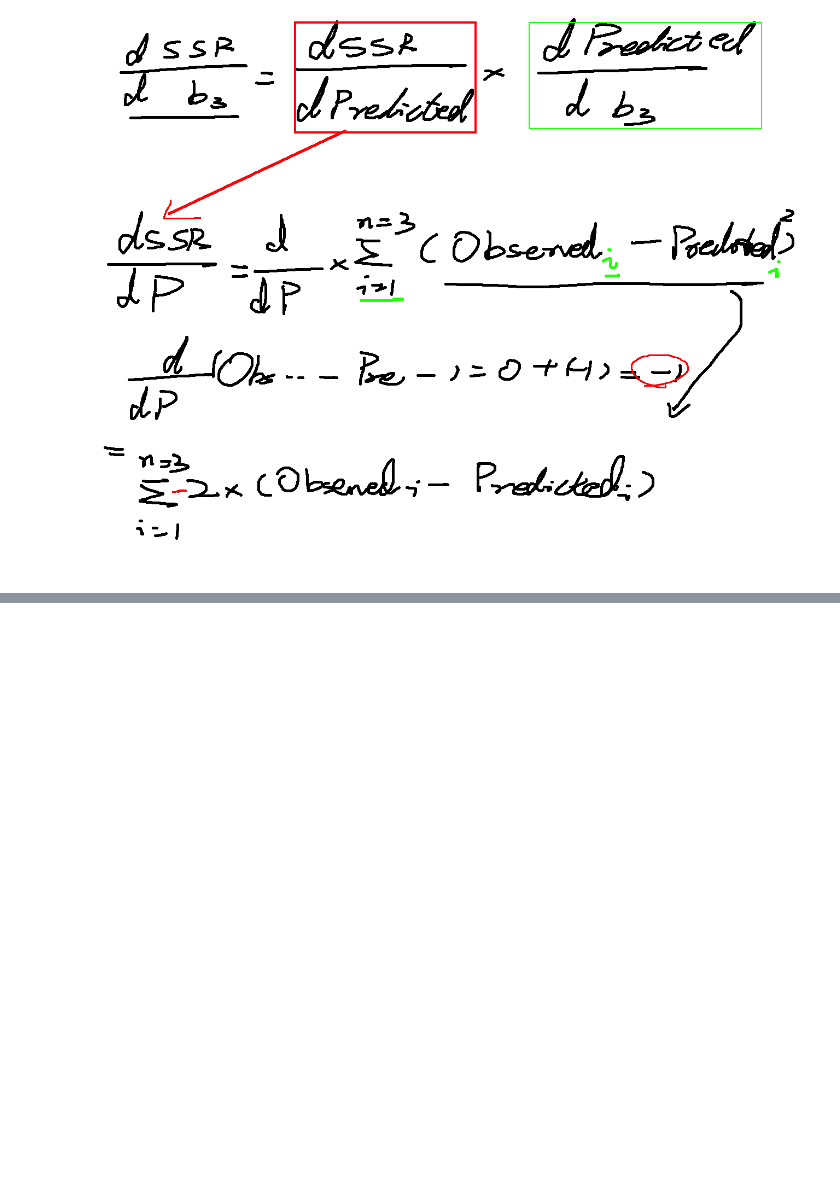
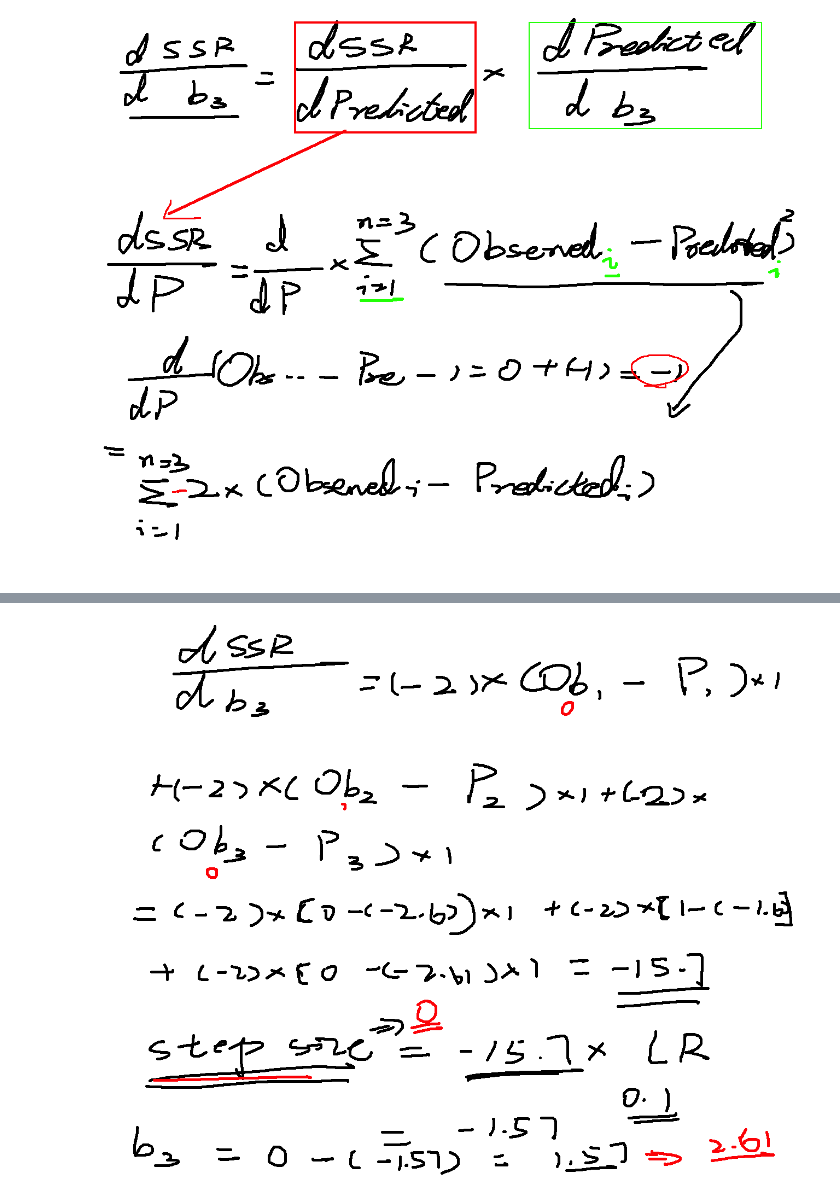
Before and after one commit to williamjiamin/Pure_Python_for_DS_ML, a Jupyter notebook: 16.人工神经网络与反向传播（Artificial_Neural_Network_Back-Propagation）/1.人工神经网络与反向传播（Artificial_Neural_Network_Back-Propagation）.ipynb, the cells around one changed output, grey strips where cells are left out. Cells and saved outputs as stored; diff of their text form; code cells hidden in the pictures; blank space fills up the shorter version.

```diff
--- a/16.人工神经网络与反向传播（Artificial_Neural_Network_Back-Propagation）/1.人工神经网络与反向传播（Artificial_Neural_Network_Back-Propagation）.ipynb
+++ b/16.人工神经网络与反向传播（Artificial_Neural_Network_Back-Propagation）/1.人工神经网络与反向传播（Artificial_Neural_Network_Back-Propagation）.ipynb
@@ -85,0 +91,5 @@ Image(filename='1.6人工神经网络.png')
+# %%
+from IPython.display import Image
+Image(filename='1.8人工神经网络.png')
+# %% [output]
+[figure, added]
```
Also changed, not shown: parts of 8 cells of this notebook, 8 other files.
